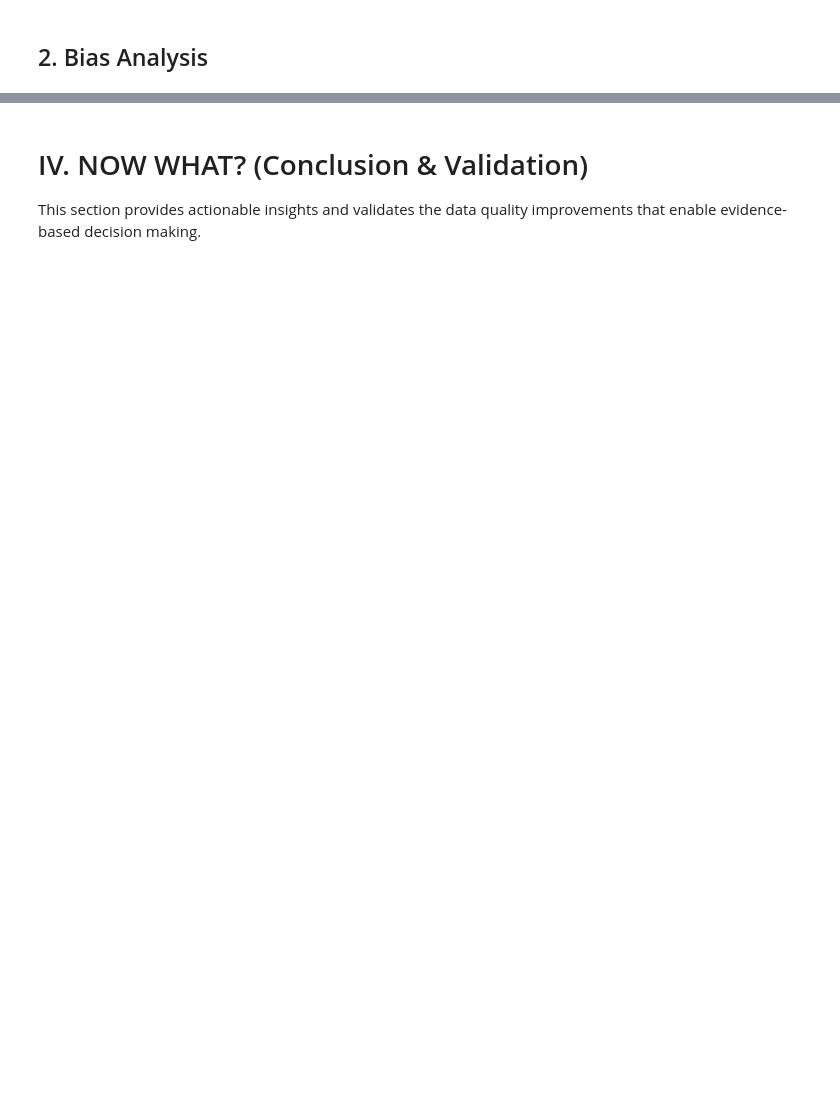
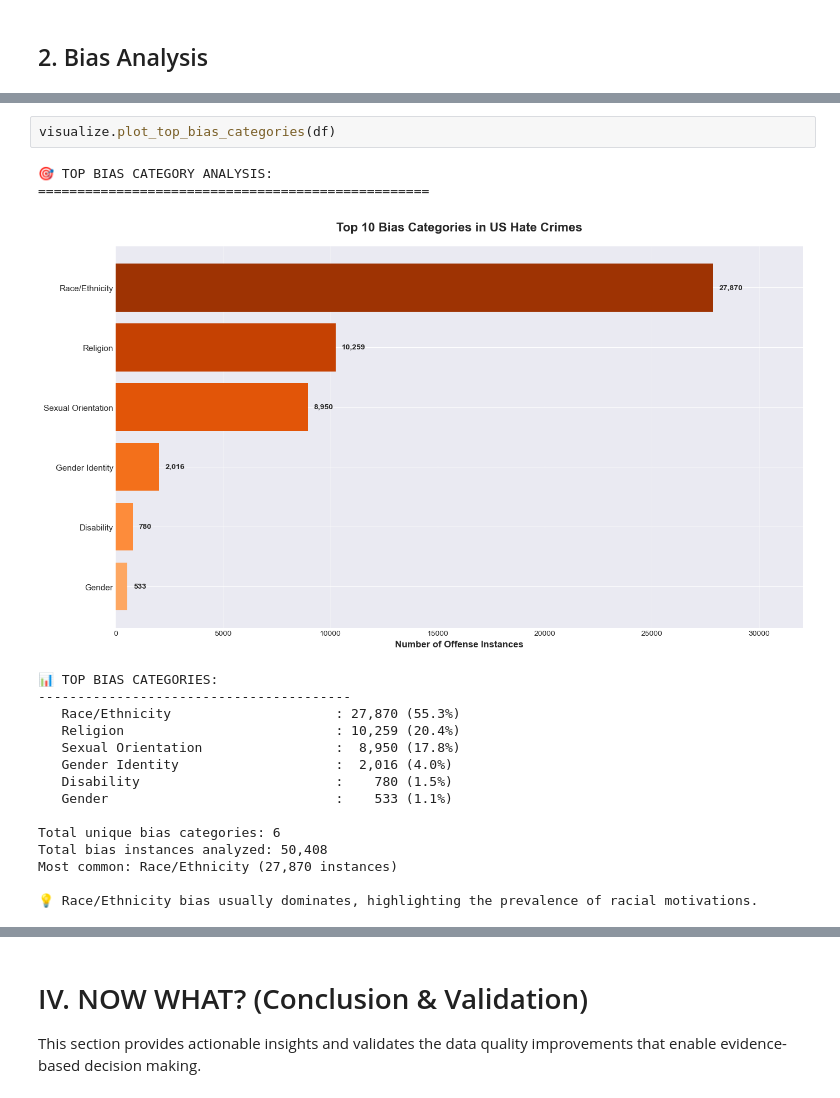
Before and after one commit to yamik1ra/DPnV_Group5_DSEB, a Jupyter notebook: notebooks/storytelling.ipynb, the cells around one changed output, grey strips where cells are left out. Drawn from its saved outputs; the diff is of its cells as text; blank space fills up the shorter version.

```diff
--- a/notebooks/storytelling.ipynb
+++ b/notebooks/storytelling.ipynb
@@ -1428,0 +508,20 @@ NORTHEAST:
+# %%
+visualize.plot_top_bias_categories(df)
+# %% [output]
+🎯 TOP BIAS CATEGORY ANALYSIS:
+==================================================
+[figure, added]
+📊 TOP BIAS CATEGORIES:
+----------------------------------------
+   Race/Ethnicity                     : 27,870 (55.3%)
+   Religion                           : 10,259 (20.4%)
+   Sexual Orientation                 :  8,950 (17.8%)
+   Gender Identity                    :  2,016 (4.0%)
+   Disability                         :    780 (1.5%)
+   Gender                             :    533 (1.1%)
+
+Total unique bias categories: 6
+Total bias instances analyzed: 50,408
+Most common: Race/Ethnicity (27,870 instances)
+
+💡 Race/Ethnicity bias usually dominates, highlighting the prevalence of racial motivations.
```
Also changed, not shown: parts of 28 cells of this notebook, 2 other files.
